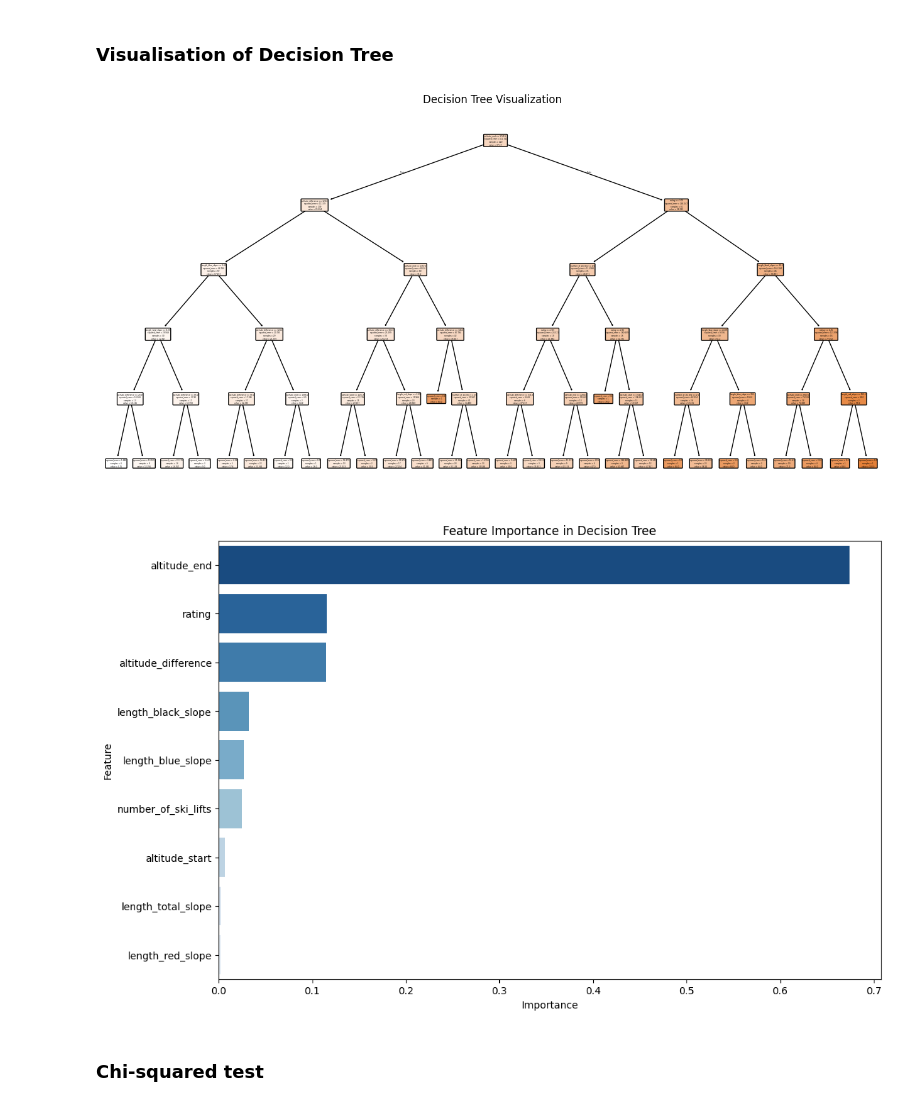
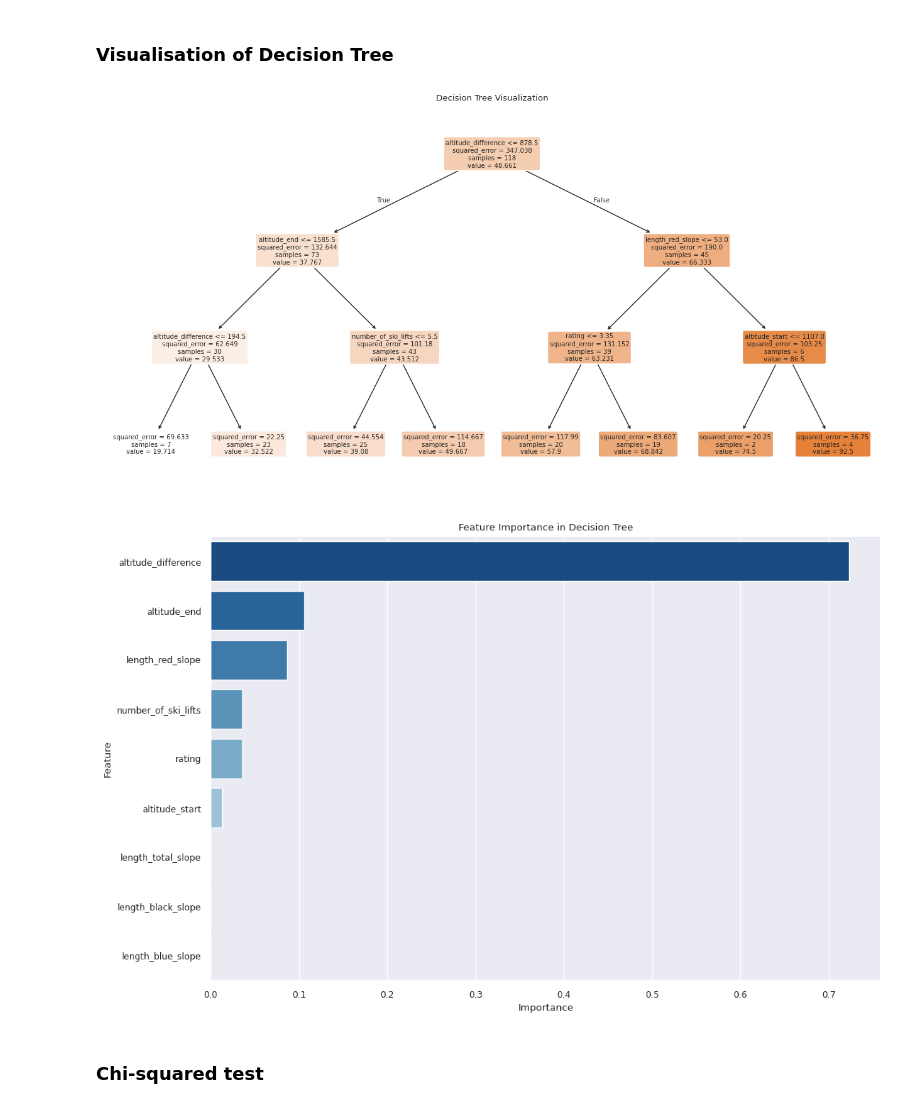
Before and after one commit to forstkev/arm_quant, a Jupyter notebook: projekt_notebook.ipynb, the cells around one changed output. Saved outputs shown, nothing was run; the diff lists cells and outputs as text; code cells hidden in the pictures.

```diff
--- a/projekt_notebook.ipynb
+++ b/projekt_notebook.ipynb
@@ -274,22 +252,24 @@ InterfaceError: 2003: Can't connect to MySQL server on 'mysql:3306' (-2 Name or
 # %%
-"""import subprocess
+import mysql.connector
+from sqlalchemy import create_engine
 
-subprocess.run(['sudo', 'service', 'mysql', 'start'])"""
+# In Konsole ausführen wenn DB nicht an:
+# Prüfen ob DB läuft: sudo service mariadb status
+# Starten von DB in Terminal: sudo service mariadb start
 
-# Create data base
-conn = mysql.connector.connect(host="localhost",
-                               user="arm",
-                               password="arm",
-                               database="db_arm")
+# Verbindung zur MySQL-Datenbank
+conn = mysql.connector.connect(
+    host="localhost",       # MariaDB läuft lokal im Codespace
+    user="arm",       # Der Benutzer, der erstellt ist
+    password="arm", # Passwort des Benutzer
+    database="db_arm"      # Name der Datenbank
+)
 
-# Check if connection is established
+# Verbindung prüfen
 if conn.is_connected():
-    print("Verbindung erfolgreich hergestellt!")
+    print("Erfolgreich mit MySQL verbunden!")
 else:
     print("Verbindung fehlgeschlagen.")
-
-# If DB connection fails, use the following command in terminal to restart the MySQL server:
-# sudo service mysql start
 
 # Create cursor object to execute SQL commands
 cursor = conn.cursor()
@@ -327,12 +307,15 @@ df_skipass_prepared.to_sql('ski_pass_data',
                            if_exists = 'replace',
                            index = False)
 
-# Query the SQL-table, select all columns where price_day_pass_chf is not null and without price_day_pass_euro
+# Query the SQL-table, select all columns where price_day_pass_chf is not null
+# and without price_day_pass_euro
+# and number_of_ski_lifts is greater than 2 (Mini Skiregion)
 query = ''' SELECT price_day_pass_chf, ort, canton, lat, lon, rating,
                    length_total_slope, length_blue_slope, length_red_slope, length_black_slope,
                    altitude_start, altitude_end, altitude_difference, number_of_ski_lifts
             FROM ski_pass_data
             WHERE price_day_pass_chf IS NOT NULL
+            AND number_of_ski_lifts > 2
         '''
 
 df = pd.read_sql(query, con=engine).dropna()
@@ -817,7 +766,7 @@ x_train, x_test, y_train, y_test = train_test_split(df[['length_total_slope',
                                                     random_state = 100)
 
 # Create decision tree regressor object
-reg = DecisionTreeRegressor(random_state=100, criterion='squared_error', max_depth=5)
+reg = DecisionTreeRegressor(random_state=100, criterion='squared_error', max_depth=3)
 
 # Train decision tree regressor
 reg = reg.fit(x_train, y_train)
@@ -854,36 +803,38 @@ RMSE: 8.57
 # %% [markdown]
 ### Visualisation of Decision Tree
 # %%
+from sklearn import tree
+
 plt.figure(figsize=(16, 8))
-plot_tree(reg, filled=True, feature_names=x_train.columns, rounded=True)
+tree.plot_tree(reg, filled=True, feature_names=x_train.columns, rounded=True)
 plt.title('Decision Tree Visualization')
 plt.show()
 
 
 # Plot Feature Importance
 
 # Get feature importances from the trained model
 feature_importances = reg.feature_importances_
 
 # Create a DataFrame for better visualization
 feature_importance_df = pd.DataFrame({
     'Feature': x_train.columns,
     'Importance': feature_importances
 })
 
 # Sort the DataFrame by importance
 feature_importance_df = feature_importance_df.sort_values(by='Importance', ascending=False)
 
 # Plot the feature importances
 plt.figure(figsize=(12, 8))
 sns.barplot(x='Importance', y='Feature', data=feature_importance_df, palette='Blues_r')
 plt.title('Feature Importance in Decision Tree')
 plt.xlabel('Importance')
 plt.ylabel('Feature')
 plt.show()
 # %% [output]
-[figure, old version]
+[figure, new version]
-[figure, old version]
+[figure, new version]
 # %% [markdown]
 ### Chi-squared test
 # %%
```
Also changed, not shown: parts of 23 cells of this notebook, 1 other file.
